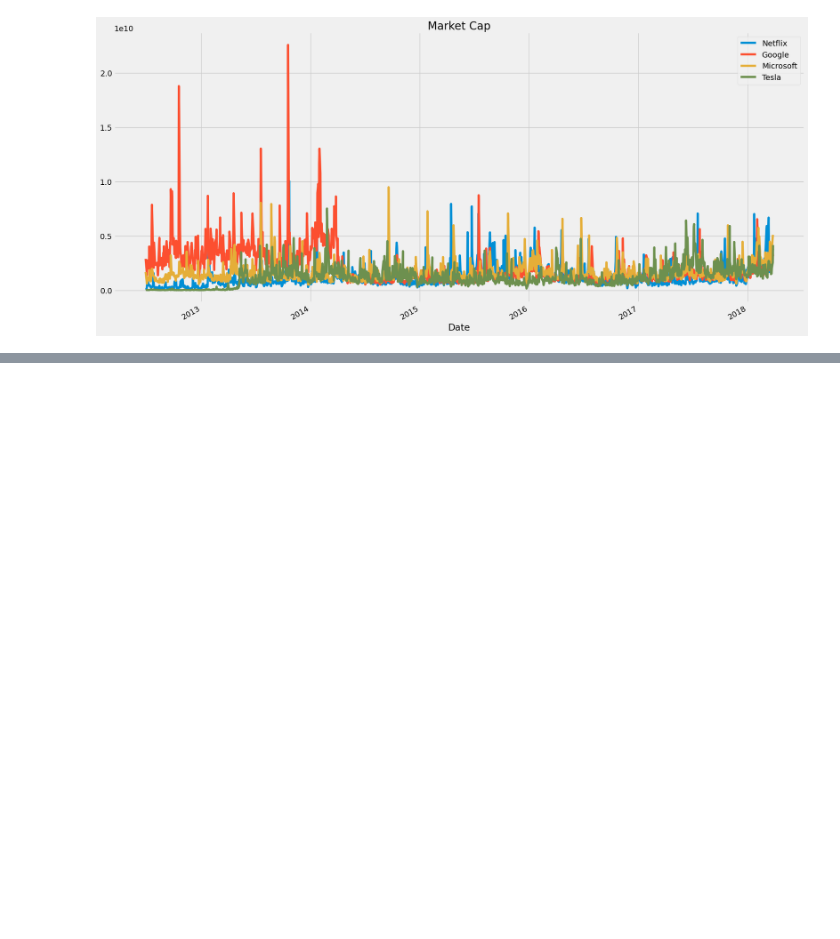
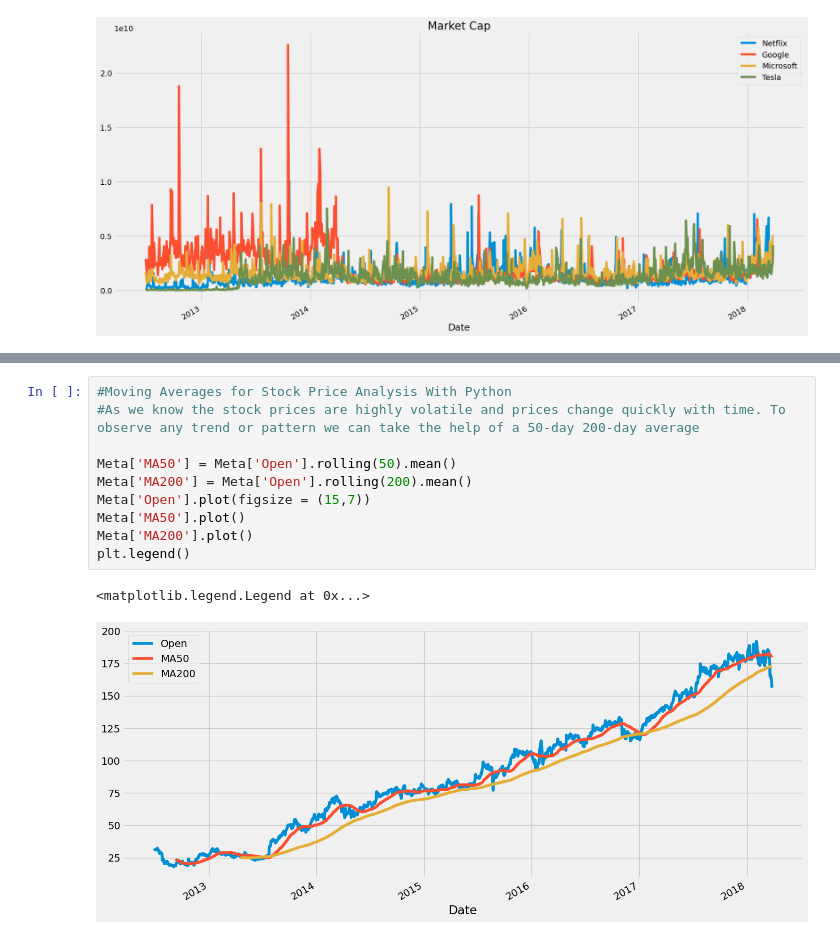
Before and after one commit to somagain/nasdaq_stock_analysis, a Jupyter notebook: stock_nasdaq.ipynb, the cells around one changed output, grey strips where cells are left out. Drawn from its saved outputs; the diff is of its cells as text; blank space fills up the shorter version.

```diff
--- a/stock_nasdaq.ipynb
+++ b/stock_nasdaq.ipynb
@@ -186,0 +207,13 @@ plt.legend()
+# %%
+#Moving Averages for Stock Price Analysis With Python
+#As we know the stock prices are highly volatile and prices change quickly with time. To observe any trend or pattern we can take the help of a 50-day 200-day average
+
+Meta['MA50'] = Meta['Open'].rolling(50).mean()
+Meta['MA200'] = Meta['Open'].rolling(200).mean()
+Meta['Open'].plot(figsize = (15,7))
+Meta['MA50'].plot()
+Meta['MA200'].plot()
+plt.legend()
+# %% [output]
+<matplotlib.legend.Legend at 0x...>
+[figure, added]
```
Also changed, not shown: parts of 4 cells of this notebook.
